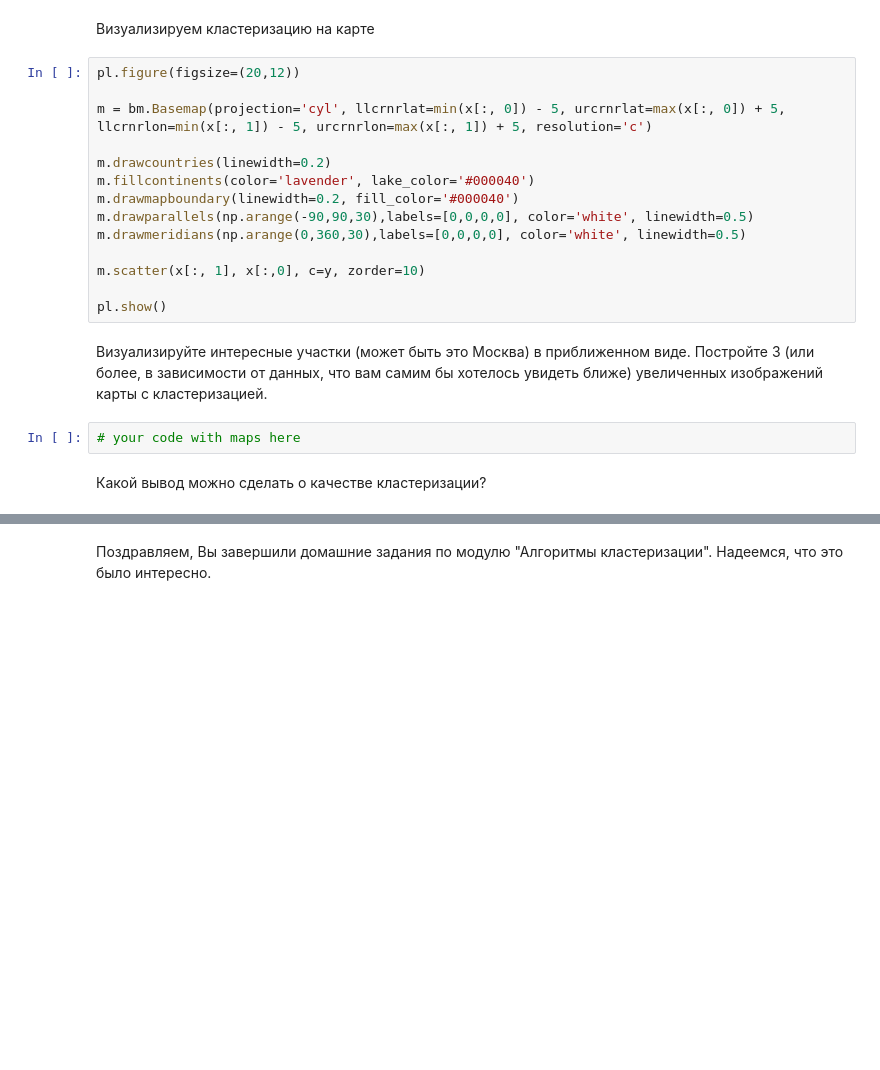
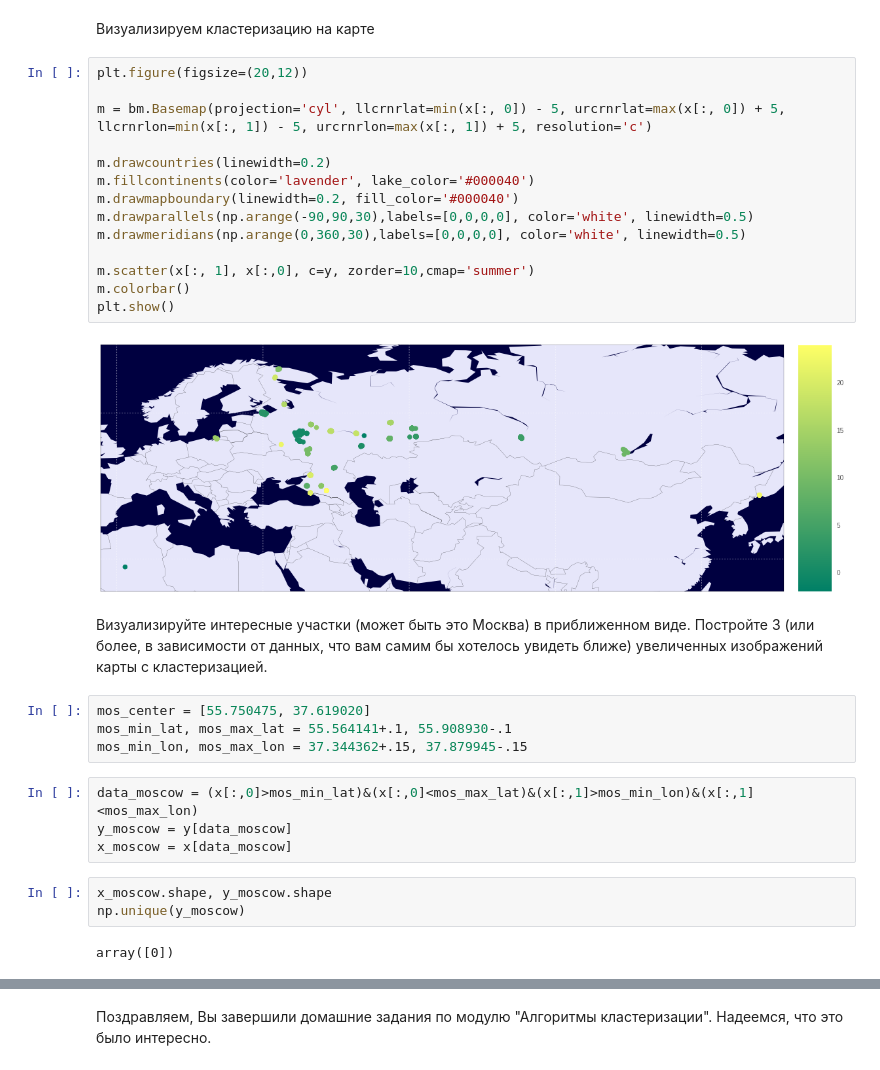
Before and after one commit to vadimpilyugin/hw2-clusters, a Jupyter notebook: hw2-clusters.ipynb, the cells around one changed output, grey strips where cells are left out. Saved outputs shown, nothing was run; the diff lists cells and outputs as text; blank space fills up the shorter version.

```diff
--- a/hw2-clusters.ipynb
+++ b/hw2-clusters.ipynb
@@ -410,22 +356,33 @@ TypeError: __init__() takes exactly 3 arguments (1 given)
 # %% [markdown]
 Визуализируем кластеризацию на карте
 # %%
-pl.figure(figsize=(20,12))
+plt.figure(figsize=(20,12))
 
 m = bm.Basemap(projection='cyl', llcrnrlat=min(x[:, 0]) - 5, urcrnrlat=max(x[:, 0]) + 5, llcrnrlon=min(x[:, 1]) - 5, urcrnrlon=max(x[:, 1]) + 5, resolution='c')
 
 m.drawcountries(linewidth=0.2)
 m.fillcontinents(color='lavender', lake_color='#000040')
 m.drawmapboundary(linewidth=0.2, fill_color='#000040')
 m.drawparallels(np.arange(-90,90,30),labels=[0,0,0,0], color='white', linewidth=0.5)
 m.drawmeridians(np.arange(0,360,30),labels=[0,0,0,0], color='white', linewidth=0.5)
 
-m.scatter(x[:, 1], x[:,0], c=y, zorder=10)
-
-pl.show()
+m.scatter(x[:, 1], x[:,0], c=y, zorder=10,cmap='summer')
+m.colorbar()
+plt.show()
+# %% [output]
+[figure, added]
 # %% [markdown]
 Визуализируйте интересные участки (может быть это Москва) в приближенном виде. Постройте 3 (или более, в зависимости от данных, что вам самим бы хотелось увидеть ближе) увеличенных изображений карты с кластеризацией.
-# %%
-# your code with maps here
-# %% [markdown]
-Какой вывод можно сделать о качестве кластеризации?
+# %%
+mos_center = [55.750475, 37.619020]
+mos_min_lat, mos_max_lat = 55.564141+.1, 55.908930-.1
+mos_min_lon, mos_max_lon = 37.344362+.15, 37.879945-.15
+# %%
+data_moscow = (x[:,0]>mos_min_lat)&(x[:,0]<mos_max_lat)&(x[:,1]>mos_min_lon)&(x[:,1]<mos_max_lon)
+y_moscow = y[data_moscow]
+x_moscow = x[data_moscow]
+# %%
+x_moscow.shape, y_moscow.shape
+np.unique(y_moscow)
+# %% [output]
+array([0])
```
Also changed, not shown: parts of 16 cells of this notebook.
